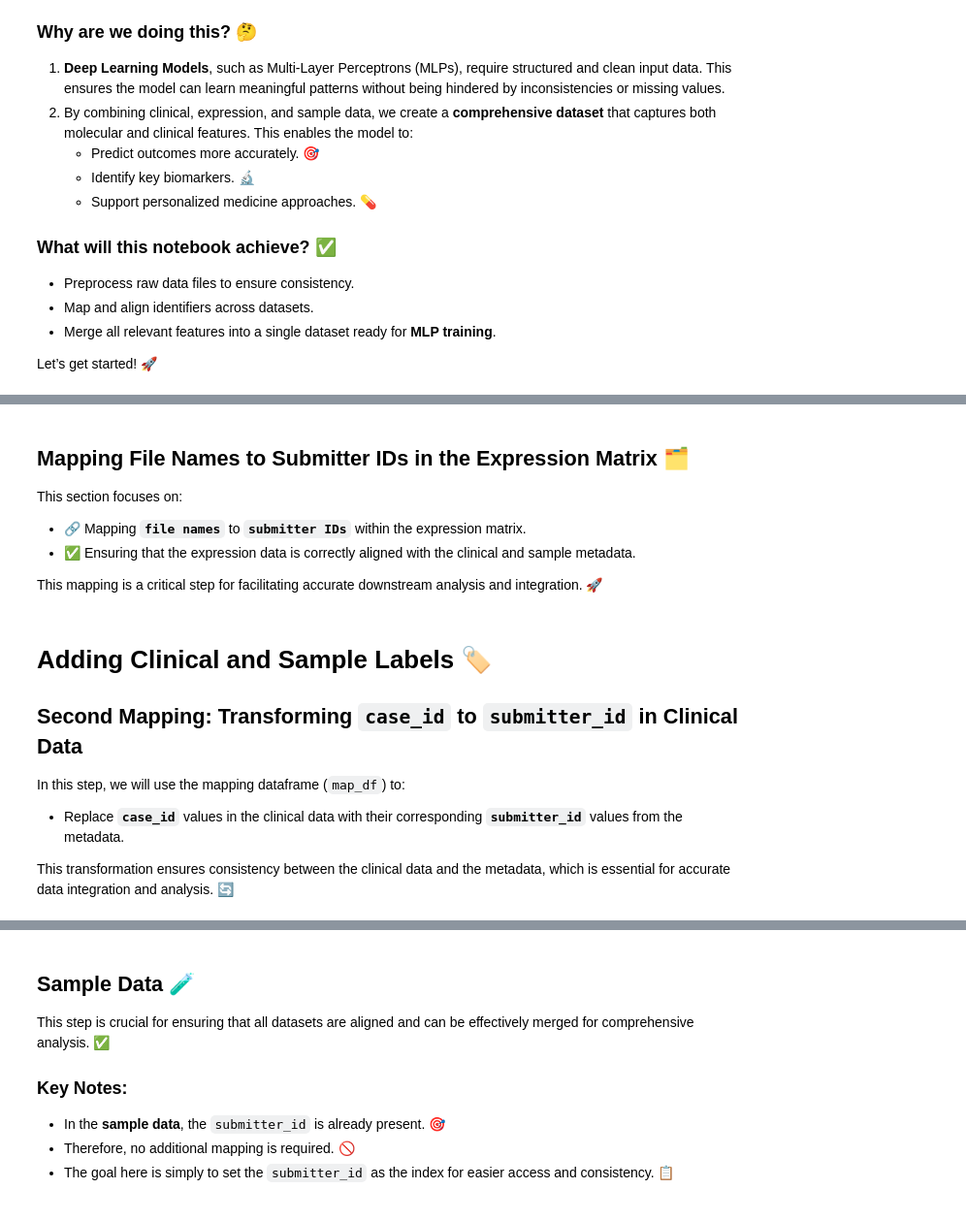
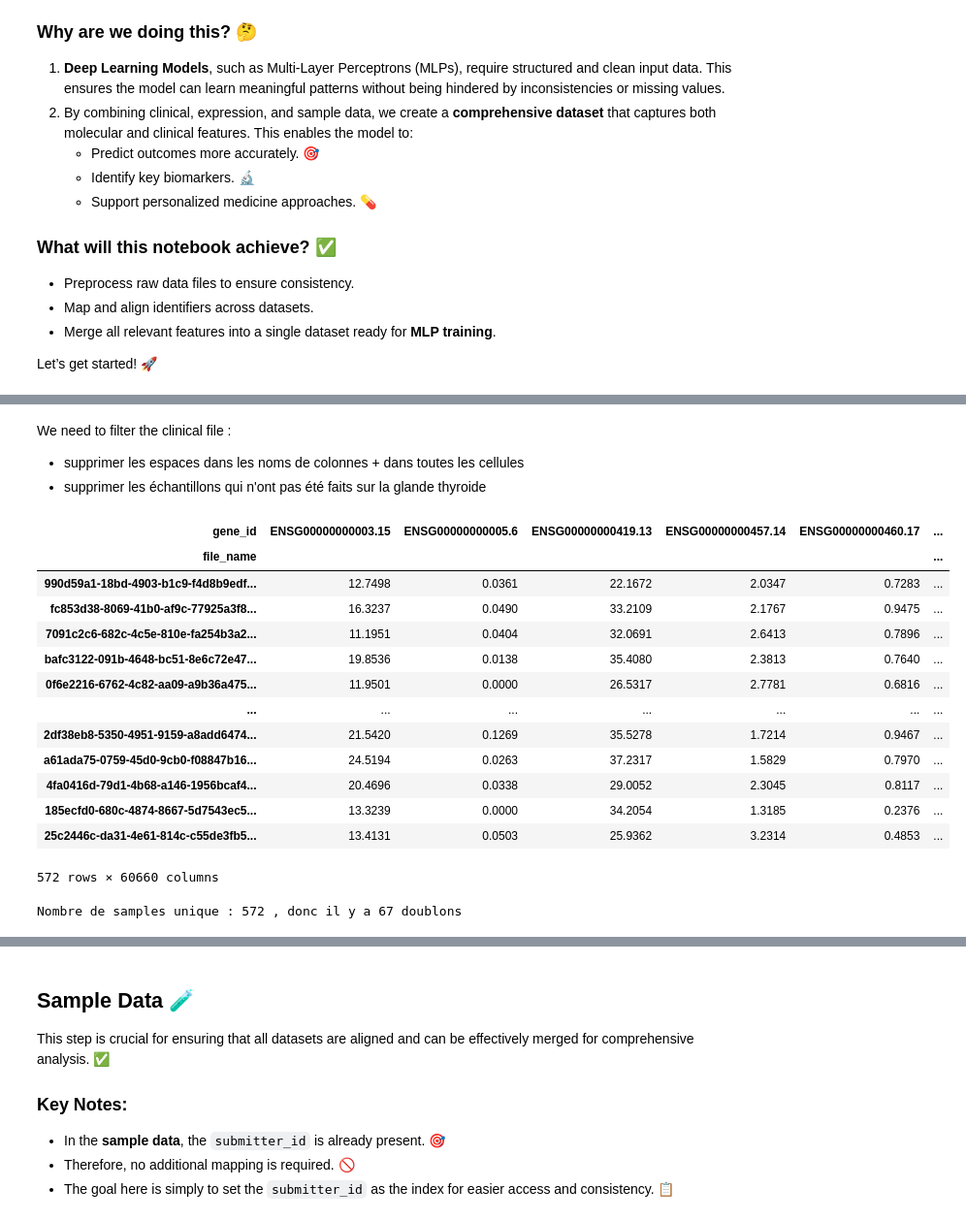
Before and after one commit to elodiehusson/Deep-Learning-Project, a Jupyter notebook: script/Fusion_Filter_Data.ipynb, the cells around one changed output, grey strips where cells are left out. Shown: that part at 97% size. Saved outputs shown, nothing was run; the diff lists cells and outputs as text; code cells hidden in the pictures.

```diff
--- a/script/Fusion_Filter_Data.ipynb
+++ b/script/Fusion_Filter_Data.ipynb
@@ -35,8 +37,10 @@ import json
 
 # Paths (edit EXPR_PATH to your local path)
 
+# Terry's path
 EXPR_PATH = "C:\\Users\\assou\\Documents\\PYTHON\\BIP12\\gdc_download_20251125_142547.268493"
-CLIN_PATH = "../data/clinical.tsv"
-SAMPLES_PATH = "../data/sample.tsv"
+
+# Elodie's path
+EXPR_PATH = "/Users/elodiehusson/Desktop/dataset_DL"
 # %%
 #Data Loading
@@ -131,9 +107,0 @@ map_df
-# %% [markdown]
-## Mapping File Names to Submitter IDs in the Expression Matrix 🗂️
-
-This section focuses on:
-
-- 🔗 Mapping **`file names`** to **`submitter IDs`** within the expression matrix.
-- ✅ Ensuring that the expression data is correctly aligned with the clinical and sample metadata.
-
-This mapping is a critical step for facilitating accurate downstream analysis and integration. 🚀
@@ -154,10 +107,0 @@ expr_matrix
-# %% [markdown]
-# Adding Clinical and Sample Labels 🏷️
-
-## Second Mapping: Transforming `case_id` to `submitter_id` in Clinical Data
-
-In this step, we will use the mapping dataframe (`map_df`) to:
-
-- Replace **`case_id`** values in the clinical data with their corresponding **`submitter_id`** values from the metadata.
-
-This transformation ensures consistency between the clinical data and the metadata, which is essential for accurate data integration and analysis. 🔄
@@ -181,0 +108,4 @@ clinical
+# %% [markdown]
+We need to filter the clinical file :
+- supprimer les espaces dans les noms de colonnes + dans toutes les cellules
+- supprimer les échantillons qui n'ont pas été faits sur la glande thyroide
@@ -181,0 +142,49 @@ clinical
+# %%
+# Concatenate expression data since each file represents ~ one sample
+# takes around 1 minute to run
+
+expression = []
+
+for root, dirs, files in os.walk(EXPR_PATH):
+    for f in files:
+        if f.endswith(".tsv"):
+            path = os.path.join(root, f) # full path to the file
+
+            try:
+                df = pd.read_csv(path, sep="\t", comment="#")
+                sample_id = f.split(".")[0]   # sample name based on filename
+
+                # Add only the expression column for this sample
+                expression.append(
+                    df.set_index("gene_id")[["fpkm_uq_unstranded"]]
+                    .rename(columns={"fpkm_uq_unstranded": f})
+                )
+
+            except Exception:
+                pass
+
+# Concatenate all expression columns horizontally
+concat_all_expr = pd.concat(expression, axis=1)
+concat_all_expr = concat_all_expr[4:].T.copy()
+concat_all_expr.index.name = "file_name"
+concat_all_expr
+# %% [output]
+| gene_id | ENSG00000000003.15 | ENSG00000000005.6 | ENSG00000000419.13 | ENSG00000000457.14 | ENSG00000000460.17 | ... |
+| file_name |  |  |  |  |  | ... |
+| 990d59a1-18bd-4903-b1c9-f4d8b9edf... | 12.7498 | 0.0361 | 22.1672 | 2.0347 | 0.7283 | ... |
+| fc853d38-8069-41b0-af9c-77925a3f8... | 16.3237 | 0.0490 | 33.2109 | 2.1767 | 0.9475 | ... |
+| 7091c2c6-682c-4c5e-810e-fa254b3a2... | 11.1951 | 0.0404 | 32.0691 | 2.6413 | 0.7896 | ... |
+| bafc3122-091b-4648-bc51-8e6c72e47... | 19.8536 | 0.0138 | 35.4080 | 2.3813 | 0.7640 | ... |
+| 0f6e2216-6762-4c82-aa09-a9b36a475... | 11.9501 | 0.0000 | 26.5317 | 2.7781 | 0.6816 | ... |
+| ... | ... | ... | ... | ... | ... | ... |
+| 2df38eb8-5350-4951-9159-a8add6474... | 21.5420 | 0.1269 | 35.5278 | 1.7214 | 0.9467 | ... |
+| a61ada75-0759-45d0-9cb0-f08847b16... | 24.5194 | 0.0263 | 37.2317 | 1.5829 | 0.7970 | ... |
+| 4fa0416d-79d1-4b68-a146-1956bcaf4... | 20.4696 | 0.0338 | 29.0052 | 2.3045 | 0.8117 | ... |
+| 185ecfd0-680c-4874-8667-5d7543ec5... | 13.3239 | 0.0000 | 34.2054 | 1.3185 | 0.2376 | ... |
+| 25c2446c-da31-4e61-814c-c55de3fb5... | 13.4131 | 0.0503 | 25.9362 | 3.2314 | 0.4853 | ... |
+572 rows × 60660 columns
+# %%
+unique_cases = concat_all_expr.index.nunique()
+print("Nombre de samples unique :", unique_cases, f", donc il y a {len(concat_all_expr)-505} doublons")
+# %% [output]
+Nombre de samples unique : 572 , donc il y a 67 doublons
```
Also changed, not shown: parts of 18 cells of this notebook, 4 other files.
